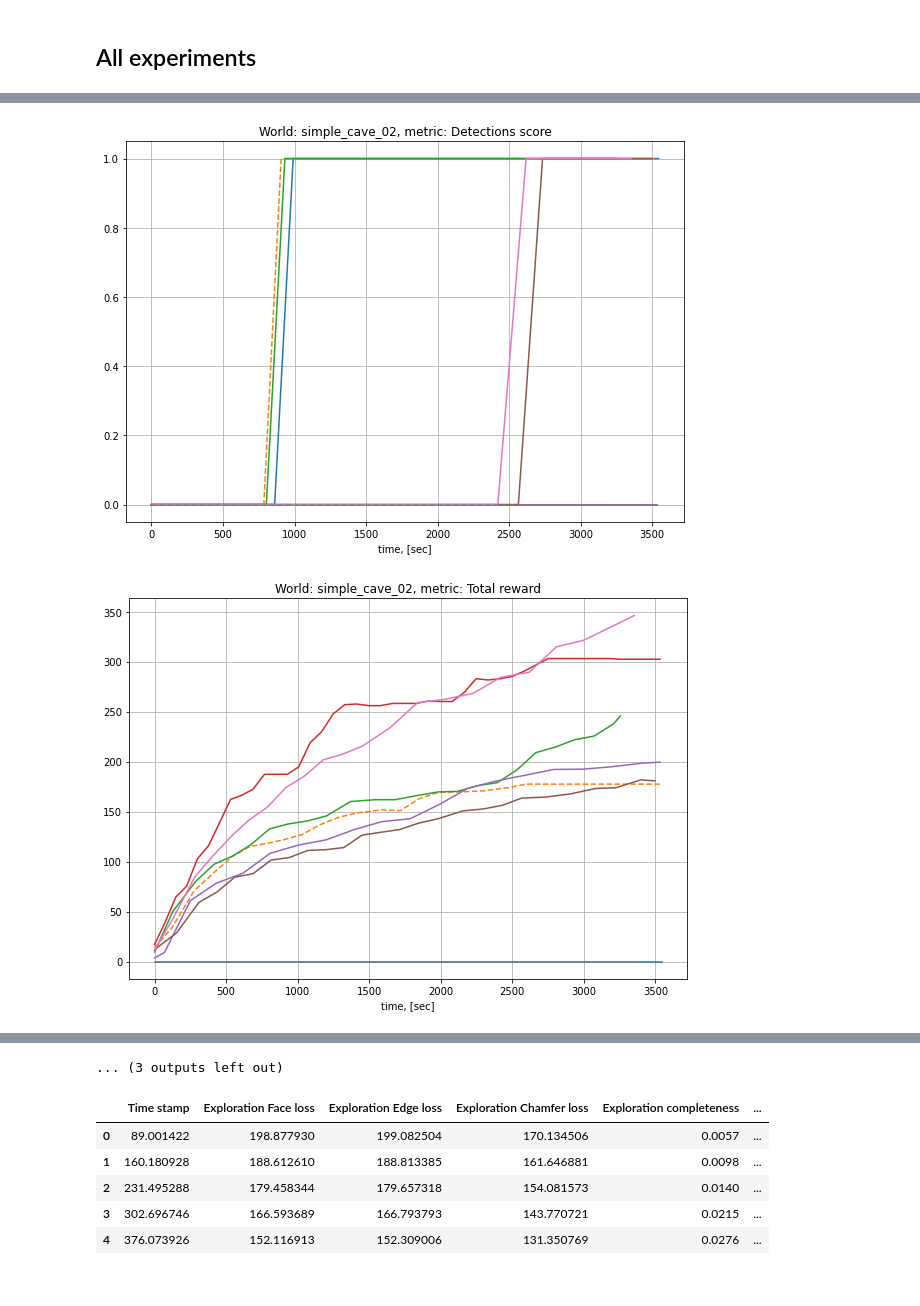
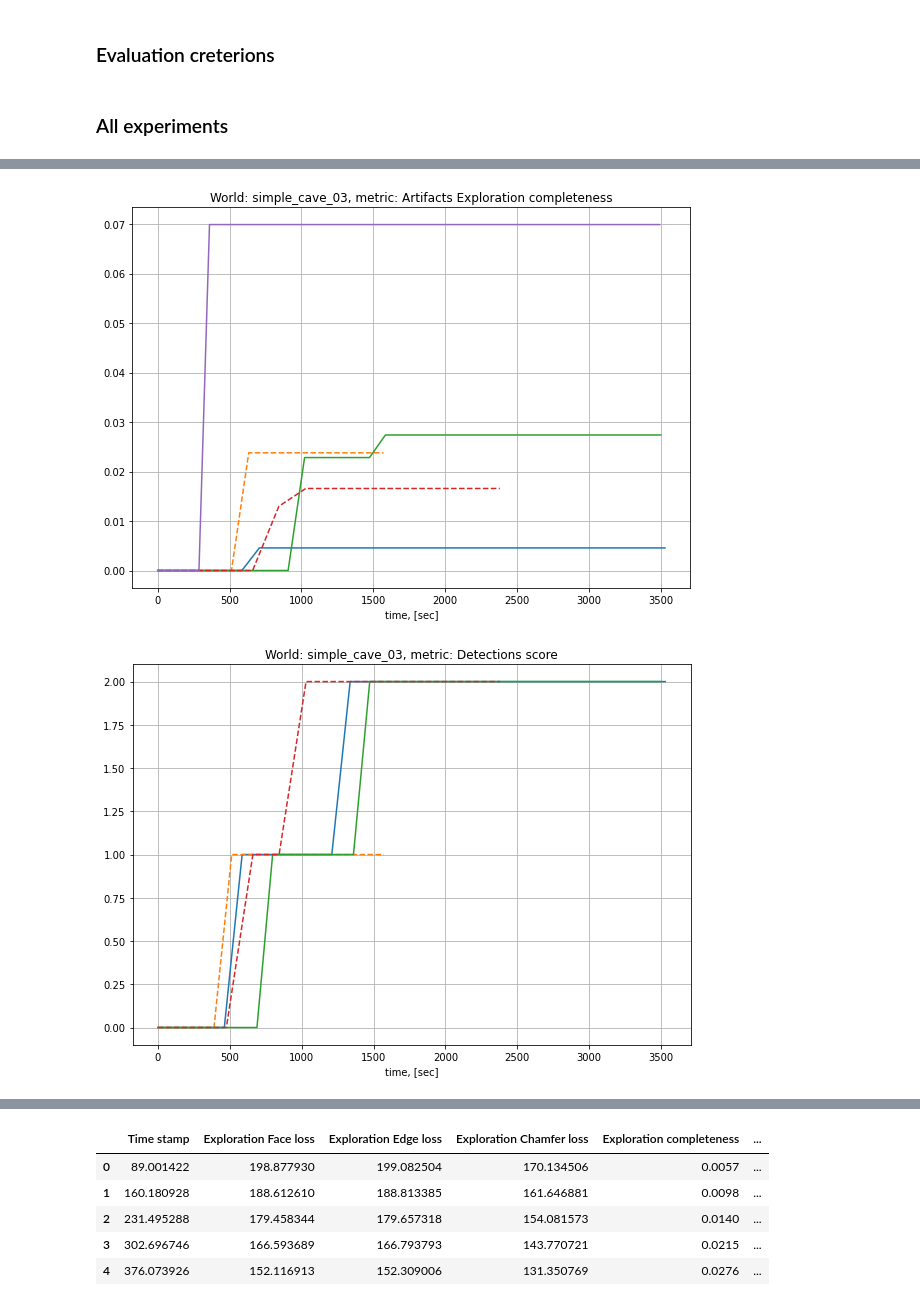
Before and after one commit to tpet/rpz_planning, a Jupyter notebook: notebooks/metrics_xls_parser.ipynb, the cells around one changed output, grey strips where cells are left out. Cells and saved outputs as stored; diff of their text form; code cells hidden in the pictures.

Commit message:
fixed artifacts exploration cpmpleteness metric

```diff
--- a/notebooks/metrics_xls_parser.ipynb
+++ b/notebooks/metrics_xls_parser.ipynb
@@ -3,30 +3,30 @@ import pandas as pd
 import numpy as np
 import matplotlib.pyplot as plt
 import os
+# %% [markdown]
+### Evaluation creterions
+# %%
+common_metrics = [
+            "Exploration Face loss",
+            "Exploration Edge loss",
+            "Exploration Chamfer loss",
+            "Map Face loss",
+            "Map Edge loss",
+            "Map Chamfer loss",
+            "Exploration completeness",
+            "Artifacts Exploration completeness",
+            "Detections score",
+            "Total reward",
+            "Total artifacts reward"
+          ]
+
+# worlds = ["simple_cave_01", "simple_cave_02", "simple_cave_03"]
+worlds = ["simple_cave_03"]
+
+paths = ['../data/bags/mapping_eval/metrics/']
 # %% [markdown]
-## All experiments
+### All experiments
 # %%
-common_metrics = [
-#             "Exploration Face loss",
-#             "Exploration Edge loss",
-#             "Exploration Chamfer loss",
-#             "Map Face loss",
-#             "Map Edge loss",
-#             "Map Chamfer loss",
-            "Exploration completeness",
-            "Artifacts Exploration completeness",
-            "Detections score",
-#             "N of constructed points"
-            "Total reward",
-            "Total artifacts reward"
-          ]
-
-worlds = ["simple_cave_01", "simple_cave_02", "simple_cave_03"]
-# worlds = ["simple_cave_02"]
-
-# paths = ['../data/bags/mapping_eval/metrics/']
-paths = ['../data/bags/mapping_eval/']
-
 for world in worlds:
     for i, metric in enumerate(common_metrics):
         plt.figure(figsize=(10, 7))
@@ -35,11 +35,13 @@ for world in worlds:
             xls_files = [file for file in os.listdir(path) if 'xls' in file and world in file]
             for file in xls_files:
                 data = pd.read_excel(os.path.join(path, file))
-                if metric in data and np.max(data['Exploration completeness']) > 0.05:
+                if metric in data and np.max(data['Exploration completeness']) > 0.05 and np.max(data[metric]) > 0:
                     ls = 'solid' if 'true' in file else 'dashed'
                     t = data['Time stamp'] - data['Time stamp'][0]
                     plt.plot(t, data[metric], linestyle=ls, label=file)
         plt.grid()
         plt.xlabel('time, [sec]')
+        plt.show()
+        plt.close()
         # plt.legend();
 # %% [output]
@@ -53,2 +55,2 @@ for world in worlds:
-[figure, old version]
+[figure, new version]
-[figure, old version]
+[figure, new version]
@@ -58,4 +59,3 @@ for world in worlds:
-... (3 outputs left out)
 # %%
 data.head()
 # %% [output]
```
Also changed, not shown: parts of 4 cells of this notebook, 3 other files.
